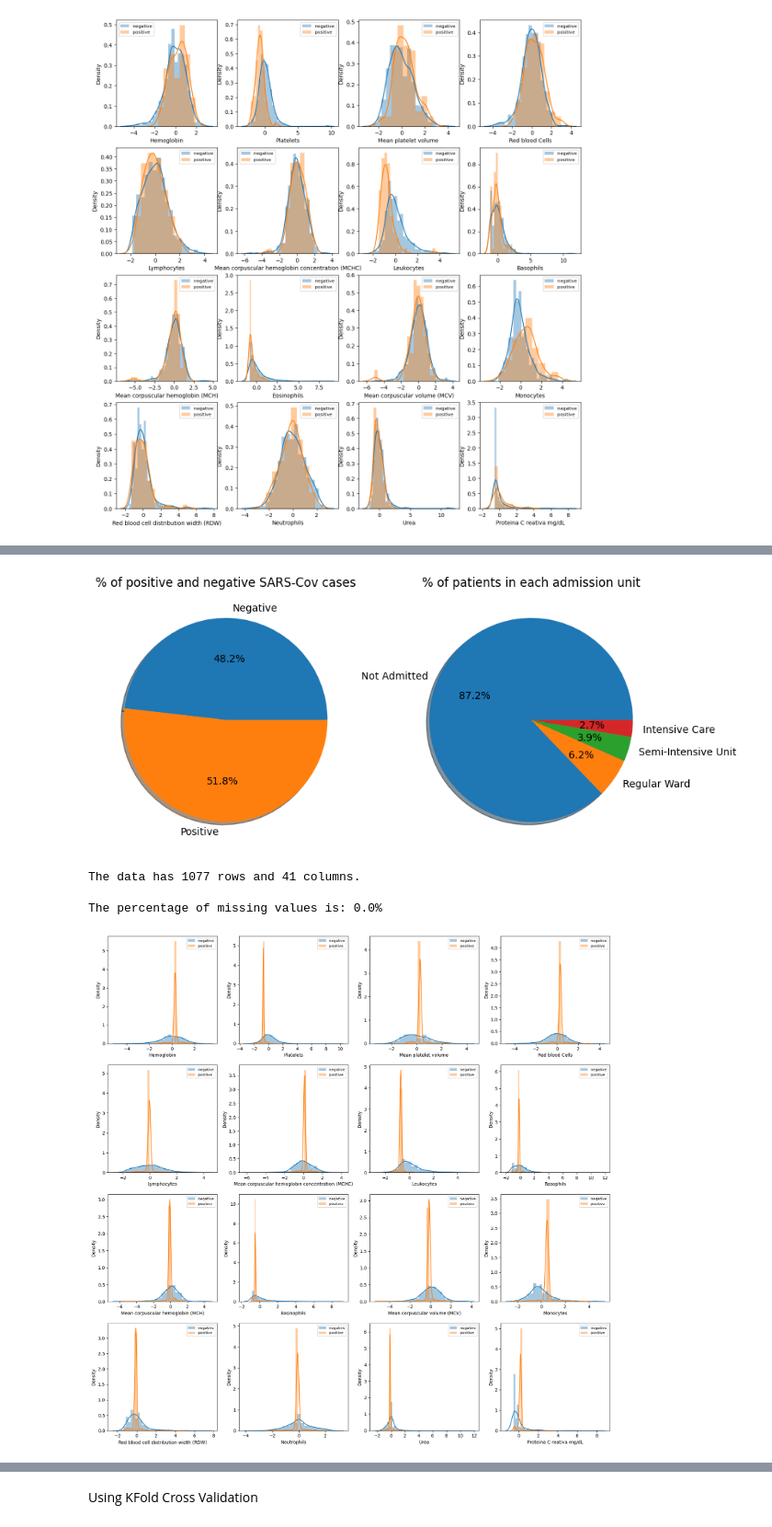
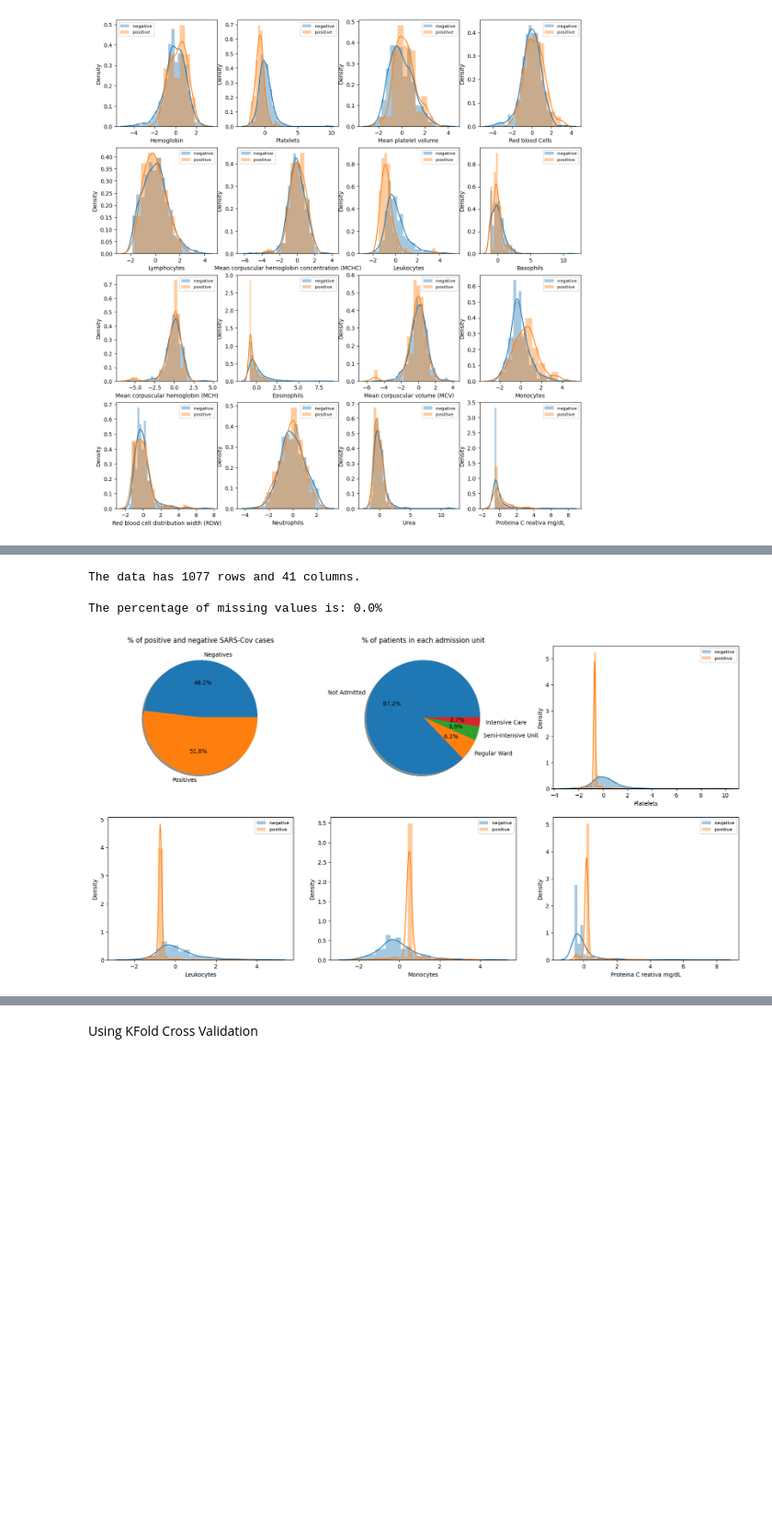
Before and after one commit to fsbertoglio/Machine-Learning-Labs, a Jupyter notebook: T1/covid_analysis.ipynb, the cells around one changed output, grey strips where cells are left out. Shown at 92% size. Drawn from its saved outputs; the diff is of its cells as text; code cells hidden in the pictures; blank space fills up the shorter version.

```diff
--- a/T1/covid_analysis.ipynb
+++ b/T1/covid_analysis.ipynb
@@ -212,32 +209,33 @@ The percentage of missing values is: 0.0%
 # %%
-fig, axes = plt.subplots(nrows=1, ncols=2, figsize=(10, 5))
-labels = ['Negative', 'Positive']
+to_be_ploted = ['Platelets', 'Leukocytes', 'Monocytes',  'Proteina C reativa mg/dL']
+
+columns = 3
+rows = 2
+fig=plt.figure(figsize=(20,10))
+x = fig.add_subplot(rows, columns, 1)
 sizes = [data_large['SARS-Cov-2 exam result'].value_counts()[0], data_large['SARS-Cov-2 exam result'].value_counts()[1]]
-axes[0].pie(sizes, labels=labels, autopct='%1.1f%%', shadow=True)
-axes[0].set_title('% of positive and negative SARS-Cov cases')
+labels = ['Negatives', 'Positives']
+x.pie(sizes, labels=labels, autopct='%1.1f%%', shadow=True)
+x.set_title('% of positive and negative SARS-Cov cases')
+
+x = fig.add_subplot(rows, columns, 2)
 labels = ['Not Admitted', 'Regular Ward', 'Semi-Intensive Unit', 'Intensive Care']
 sizes = [data_large['Patient admition'].value_counts()[0], data_large['Patient admition'].value_counts()[1], data_large['Patient admition'].value_counts()[2], data_large['Patient admition'].value_counts()[3]]
-axes[1].pie(sizes, labels=labels, autopct='%1.1f%%', shadow=True)
-axes[1].set_title('% of patients in each admission unit')
-plt.show()
+x.pie(sizes, labels=labels, autopct='%1.1f%%', shadow=True)
+x.set_title('% of patients in each admission unit')
 
-columns = 4
-rows = 5
-
-fig=plt.figure(figsize=(20,25))
-for i in range(1,len(data_large.select_dtypes("float").columns)-3):
-    x = fig.add_subplot(rows, columns, i)
-    sns.distplot(data_large[data_large['SARS-Cov-2 exam result']== 0][data_large.select_dtypes("float").columns[i]], label='negative')
-    sns.distplot(data_large[data_large['SARS-Cov-2 exam result']== 1][data_large.select_dtypes("float").columns[i]], label='positive')
+for i, atribute in enumerate(to_be_ploted, 1):
+    x = fig.add_subplot(rows, columns, i+2)
+    sns.distplot(data_large[data_large['SARS-Cov-2 exam result']== 0][atribute], label='negative')
+    sns.distplot(data_large[data_large['SARS-Cov-2 exam result']== 1][atribute], label='positive')
     x.legend(prop={'size': 8})
 
 print(f'The data has {data_large.shape[0]} rows and {data_large.shape[1]} columns.\n')
 total_na_percentage = data_large.isna().sum().sum() / (data_large.shape[0] * data_large.shape[1]) * 100
 print(f'The percentage of missing values is: {total_na_percentage:.1f}%')
 # %% [output]
+The data has 1077 rows and 41 columns.
+
+The percentage of missing values is: 0.0%
-[figure, old version]
+[figure, new version]
-The data has 1077 rows and 41 columns.
-
-The percentage of missing values is: 0.0%
-[figure, removed]
 # %% [markdown]
```
Also changed, not shown: parts of 29 cells of this notebook, 4 other files.
